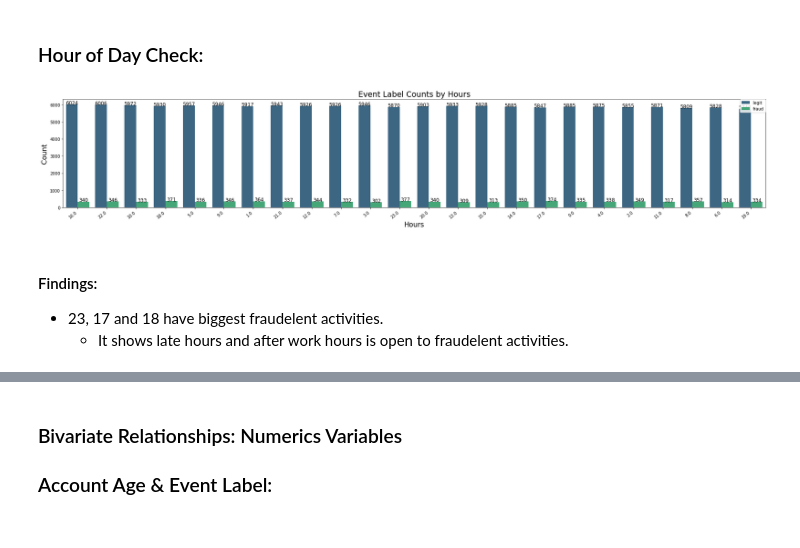
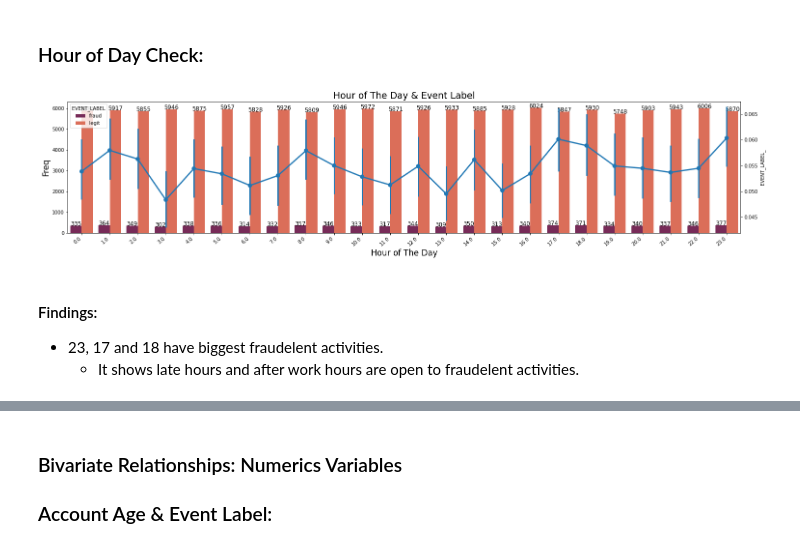
Before and after one commit to ElifKarakutukDinc/Fraud_Analytics_Case_Study, a Jupyter notebook: EDA.ipynb, the cells around one changed output, grey strips where cells are left out. Cells and saved outputs as stored; diff of their text form; code cells hidden in the pictures.

```diff
--- a/EDA.ipynb
+++ b/EDA.ipynb
@@ -242,20 +242,23 @@ countplot_pointplot_viz(
 # %%
 # The hours of day with 24pm=0.0, 1am=1.0, etc. Return the hours of the day.
 
-countplot_viz_unlimit(
+filter_list = ["fraud", "legit"]
+countplot_pointplot_viz(
     df_data,
+    filter_list,
     "Hour",
-    "Hours",
-    "Count",
-    "Event Label Counts by Hours",
-    hue="EVENT_LABEL",
-    rotation=45,
+    "EVENT_LABEL",
+    "EVENT_LABEL_",
+    "Hour of The Day",
+    "Freq",
+    "Hour of The Day & Event Label",
+    palette="rocket",
     figsize_x=25,
     figsize_y=5,
 )
 # %% [output]
-[figure, old version]
+[figure, new version]
 # %% [markdown]
 #### Findings:
 * 23, 17 and 18 have biggest fraudelent activities.
-    * It shows late hours and after work hours is open to fraudelent activities.
+    * It shows late hours and after work hours are open to fraudelent activities.
```
Also changed, not shown: parts of 5 cells of this notebook.
